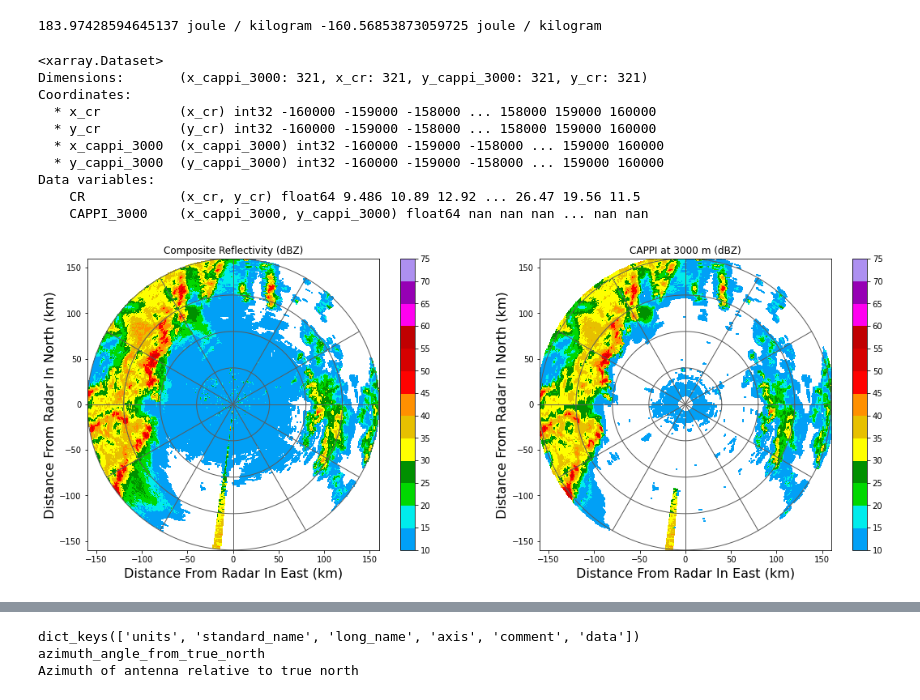
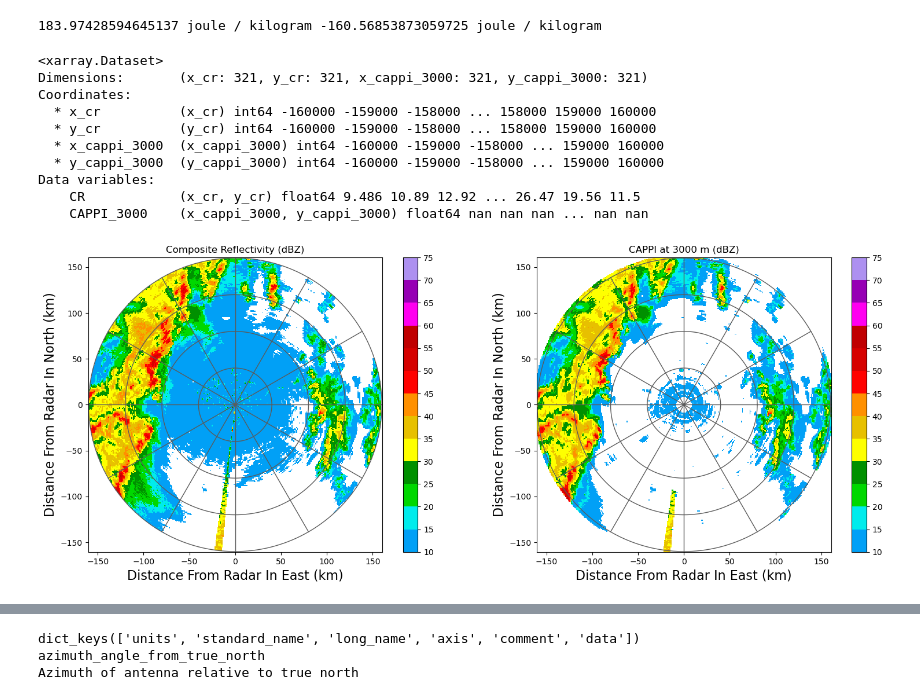
Before and after one commit to lovelyweather/MeteoDataFusion, a Jupyter notebook: Radar_Display_Comparison_v2.ipynb, the cells around one changed output, grey strips where cells are left out. Saved outputs shown, nothing was run; the diff lists cells and outputs as text; code cells hidden in the pictures.

```diff
--- a/Radar_Display_Comparison_v2.ipynb
+++ b/Radar_Display_Comparison_v2.ipynb
@@ -241,7 +241,10 @@ print(cape, cin)
 183.97428594645137 joule / kilogram -160.56853873059725 joule / kilogram
 # %%
 #98D radar for verify
-PRD = read_auto(r"F:\资料-chq\Z9002\Z9002.20220425.060745.AR2.bz2")
+
+path = '/Users/xiaowu/Library/Mobile Documents/com~apple~CloudDocs/work/MeteoDataFusion'
+infile = os.path.join(path,'test','data','Z9002.20220425.060745.AR2.bz2')
+PRD = read_auto(infile)
 
 x1d = np.arange(-160000, 160001, 1000) ##x方向1km等间距， -150km～150km范围
 y1d = np.arange(-160000, 160001, 1000) ##y方向1km等间距， -150km～150km范围
@@ -258,39 +261,39 @@ for i in np.arange(0,len(x1d)):
     for j in np.arange(0,len(y1d)):
         if ((x1d[i]/1000)**2+(y1d[j]/1000)**2 )<160**2:
             CompRef[i][j] = PRD.product['CR'][i][j]
         else:
             CompRef[i][j] = np.nan
 
 #CompRef = np.where( (i**2+y1d**2<160000**2),PRD.product['CR'],np.nan)
 plot_xy(ax1, grid_x, grid_y, CompRef,bounds=np.arange(10, 76, 5),cmap=icmap) ##画图显示
 add_rings(ax1, [0, 40, 80, 120, 160], color="#5B5B5B", linestyle='-', linewidth=1)
 ax1.set_xlabel("Distance From Radar In East (km)", fontsize=16)
 ax1.set_ylabel("Distance From Radar In North (km)", fontsize=16)
 ax1.set_title("Composite Reflectivity (dBZ)") #  at %s" %)
 
 ax2 = fig.add_subplot(1,2,2)
 plot_xy(ax2, grid_x, grid_y, PRD.product.CAPPI_3000,bounds=np.arange(10, 76, 5),cmap=icmap) ##画图显示
 add_rings(ax2,[0, 40, 80, 120, 160], color="#5B5B5B", linestyle='-', linewidth=1)
 ax2.set_xlabel("Distance From Radar In East (km)", fontsize=16)
 ax2.set_ylabel("Distance From Radar In North (km)", fontsize=16)
 ax2.set_title("CAPPI at 3000 m (dBZ)")
 
 plt.tight_layout()
 
 str_="verify"
 plt.savefig(r"%s.png"%str_, dpi=600)
 # %% [output]
 <xarray.Dataset>
-Dimensions:       (x_cappi_3000: 321, x_cr: 321, y_cappi_3000: 321, y_cr: 321)
+Dimensions:       (x_cr: 321, y_cr: 321, x_cappi_3000: 321, y_cappi_3000: 321)
 Coordinates:
-  * x_cr          (x_cr) int32 -160000 -159000 -158000 ... 158000 159000 160000
-  * y_cr          (y_cr) int32 -160000 -159000 -158000 ... 158000 159000 160000
-  * x_cappi_3000  (x_cappi_3000) int32 -160000 -159000 -158000 ... 159000 160000
-  * y_cappi_3000  (y_cappi_3000) int32 -160000 -159000 -158000 ... 159000 160000
+  * x_cr          (x_cr) int64 -160000 -159000 -158000 ... 158000 159000 160000
+  * y_cr          (y_cr) int64 -160000 -159000 -158000 ... 158000 159000 160000
+  * x_cappi_3000  (x_cappi_3000) int64 -160000 -159000 -158000 ... 159000 160000
+  * y_cappi_3000  (y_cappi_3000) int64 -160000 -159000 -158000 ... 159000 160000
 Data variables:
     CR            (x_cr, y_cr) float64 9.486 10.89 12.92 ... 26.47 19.56 11.5
     CAPPI_3000    (x_cappi_3000, y_cappi_3000) float64 nan nan nan ... nan nan
-[figure, old version]
+[figure, new version]
 # %%
 print(PRD.scan_info)
 #print(PRD.fields)
```
Also changed, not shown: parts of 3 cells of this notebook, 13 other files.
